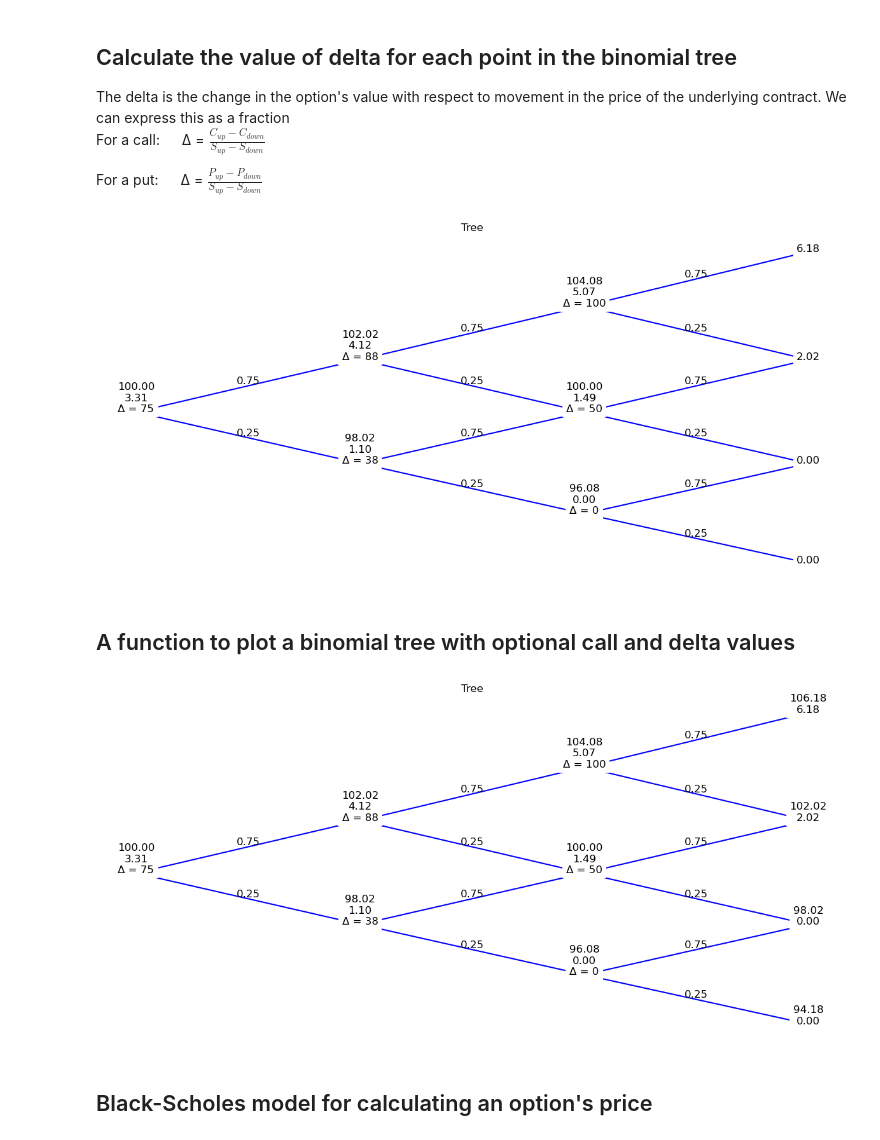
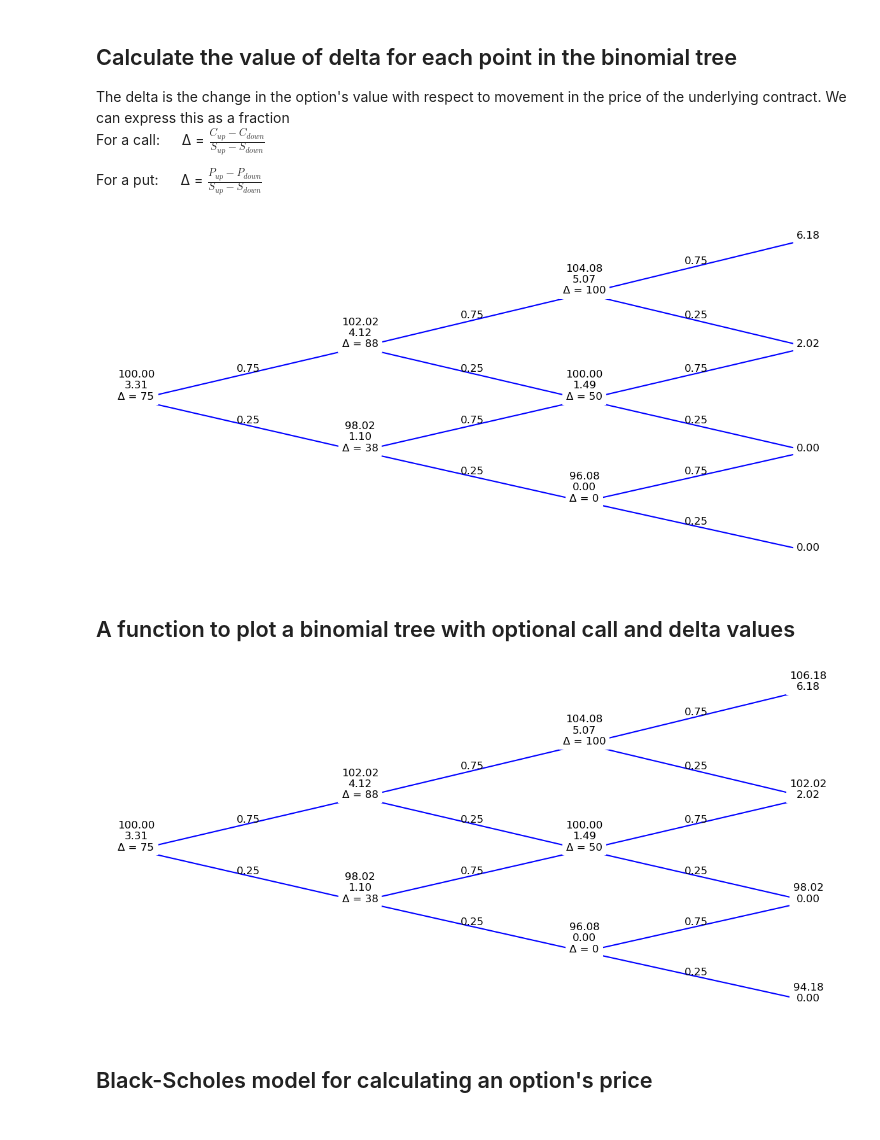
Before and after one commit to JamesRv21/Binomial-Options-Pricing-Model, a Jupyter notebook: binomialOptionPricing.ipynb, the cells around one changed output. Cells and saved outputs as stored; diff of their text form; code cells hidden in the pictures.

```diff
--- a/binomialOptionPricing.ipynb
+++ b/binomialOptionPricing.ipynb
@@ -69,8 +68,8 @@ def plot_pricing_tree(pricingTree):
         for xi, vi in zip(x, v):
             plt.text(xi, vi, f'{vi:.2f}', fontsize=12, ha='center', va='bottom', bbox=dict(facecolor='white', alpha=1, edgecolor='none'))
 # %%
-pricingTree = create_pricing_tree(spot, up, down, numPeriods)
-plot_pricing_tree(pricingTree)
+underlyingTree = create_underlying_tree(spot, up, down, numPeriods)
+plot_underlying_tree(underlyingTree)
 # %% [output]
 [figure]
 # %% [markdown]
@@ -94,24 +93,24 @@ def create_option_value_level(previousLevel, p, interest, timeToExpiration, numP
         newLevel.append(((1-p) * previousLevel[i] + p * previousLevel[i+1]) / (1+(interest*timeToExpiration/numPeriods)))
     return newLevel
 
-def create_option_value_tree(pricingTreeLastLevel, strike, p, interest, timeToExpiration, numPeriods, optionType="Call",):
+def create_option_value_tree(underlyingTreeLastLevel, strike, p, interest, timeToExpiration, numPeriods, optionType="Call",):
     option_value_tree = []
     if optionType == "Call":
-        currentLevel = [max(0, item - strike) for item in pricingTreeLastLevel]
+        currentLevel = [max(0, item - strike) for item in underlyingTreeLastLevel]
     elif optionType == "Put":
-        currentLevel = [max(0, strike - item) for item in pricingTreeLastLevel]
+        currentLevel = [max(0, strike - item) for item in underlyingTreeLastLevel]
     while(len(currentLevel) > 0):
         option_value_tree.append(currentLevel)
         currentLevel = create_option_value_level(currentLevel, p, interest, timeToExpiration, numPeriods)
     option_value_tree.reverse()
     return option_value_tree
 
-def plot_option_value_tree(pricingTree, option_value_tree):
-    numPeriods = len(pricingTree) - 1
+def plot_option_value_tree(underlyingTree, option_value_tree):
+    numPeriods = len(underlyingTree) - 1
     mat = lil_matrix((numPeriods+1, numPeriods*2+1), dtype = np.float32)
     option_mat = lil_matrix((numPeriods+1, numPeriods*2+1), dtype = np.float32)
     for i in range(numPeriods+1):
-                value = pricingTree[i]
+                value = underlyingTree[i]
                 option_value = option_value_tree[i]
                 rows = np.zeros(i+1, dtype=np.int16) + i
                 cols = np.arange(i+1)*2+numPeriods-i
@@ -120,7 +119,7 @@ def plot_option_value_tree(pricingTree, option_value_tree):
 
     fig = plt.figure(figsize=[15, 7])
     plt.axis('off')
-    plt.title('Tree')
+
 
     for i in range(numPeriods):
         x = (np.arange(3 + i*2) % 2 == 0) + i
@@ -135,6 +134,6 @@ def plot_option_value_tree(pricingTree, option_value_tree):
         for xi, vi, ci in zip(x, v, option_v):
             plt.text(xi, vi, f'{vi:.2f}\n{ci:.2f}', fontsize=12, ha='center', va='bottom', bbox=dict(facecolor='white', alpha=1, edgecolor='none'))
 # %%
-option_value_tree = create_option_value_tree(pricingTree[-1], strike, p, interest, timeToExpiration, numPeriods, optionType)
-plot_option_value_tree(pricingTree, option_value_tree)
+option_value_tree = create_option_value_tree(underlyingTree[-1], strike, p, interest, timeToExpiration, numPeriods, optionType)
+plot_option_value_tree(underlyingTree, option_value_tree)
 # %% [output]
@@ -148,10 +147,10 @@ For a call:
 For a put:
 &emsp; Δ = $\frac{P_{up} - P_{down}}{S_{up} - S_{down}}$
 # %%
-def create_delta_tree(pricingTree, option_value_tree):
+def create_delta_tree(underlyingTree, option_value_tree):
     delta_tree = []
-    for i in range(1, len(pricingTree)):
-        priceTree = pricingTree[i]
+    for i in range(1, len(underlyingTree)):
+        priceTree = underlyingTree[i]
         optionTree = option_value_tree[i]
         currentLevel = []
         for j in range(i):
@@ -159,13 +158,13 @@ def create_delta_tree(pricingTree, option_value_tree):
         delta_tree.append(currentLevel)
     return delta_tree
 
-def plot_delta_tree(pricingTree, option_value_tree, delta_tree):
-    numPeriods = len(pricingTree) - 1
+def plot_delta_tree(underlyingTree, option_value_tree, delta_tree):
+    numPeriods = len(underlyingTree) - 1
     mat = lil_matrix((numPeriods+1, numPeriods*2+1), dtype = np.float32)
     option_mat = lil_matrix((numPeriods+1, numPeriods*2+1), dtype = np.float32)
     delta_mat = lil_matrix((numPeriods+1, numPeriods*2+1), dtype = np.float32)
     for i in range(numPeriods+1):
-                value = pricingTree[i]
+                value = underlyingTree[i]
                 option_value = option_value_tree[i]
                 rows = np.zeros(i+1, dtype=np.int16) + i
                 cols = np.arange(i+1)*2+numPeriods-i
@@ -177,7 +176,6 @@ def plot_delta_tree(pricingTree, option_value_tree, delta_tree):
                 delta_mat[rows, cols] = delta_value
     fig = plt.figure(figsize=[15, 7])
     plt.axis('off')
-    plt.title('Tree')
 
     for i in range(numPeriods):
         x = (np.arange(3 + i*2) % 2 == 0) + i
@@ -196,10 +194,10 @@ def plot_delta_tree(pricingTree, option_value_tree, delta_tree):
                 plt.text(x[j], v[j], f'{v[j]:.2f}\n{option_v[j]:.2f}\nΔ = {delta_v[j]:.0f}', fontsize=12, ha='center', bbox=dict(facecolor='white', alpha=1, edgecolor='none'))
 # %%
 
-delta_tree = create_delta_tree(pricingTree, option_value_tree)
-plot_delta_tree(pricingTree, option_value_tree, delta_tree)
+delta_tree = create_delta_tree(underlyingTree, option_value_tree)
+plot_delta_tree(underlyingTree, option_value_tree, delta_tree)
 # %% [output]
-[figure, old version]
+[figure, new version]
 # %% [markdown]
 ## A function to plot a binomial tree with optional call and delta values
 # %%
@@ -245,9 +242,9 @@ def plot_tree(pricingTree, option_value_tree=None, delta_tree=None):
                     string += f'\nΔ = {delta_v[j]:.0f}'
             plt.text(x[j], v[j], string, fontsize=12, ha='center', bbox=dict(facecolor='white', alpha=1, edgecolor='none'))
 # %%
-plot_tree(pricingTree, delta_tree=delta_tree, option_value_tree=option_value_tree)
+plot_option_tree(underlyingTree, delta_tree=delta_tree, option_value_tree=option_value_tree)
 # %% [output]
-[figure, old version]
+[figure, new version]
 # %% [markdown]
 ## Black-Scholes model for calculating an option's price
 # %%
```
Also changed, not shown: parts of 16 cells of this notebook.
